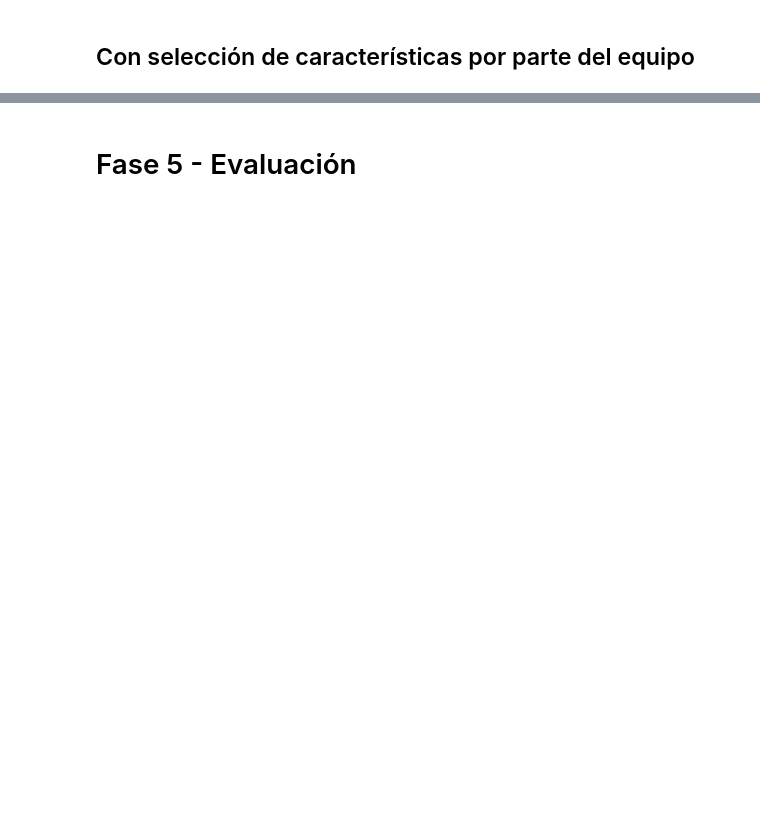
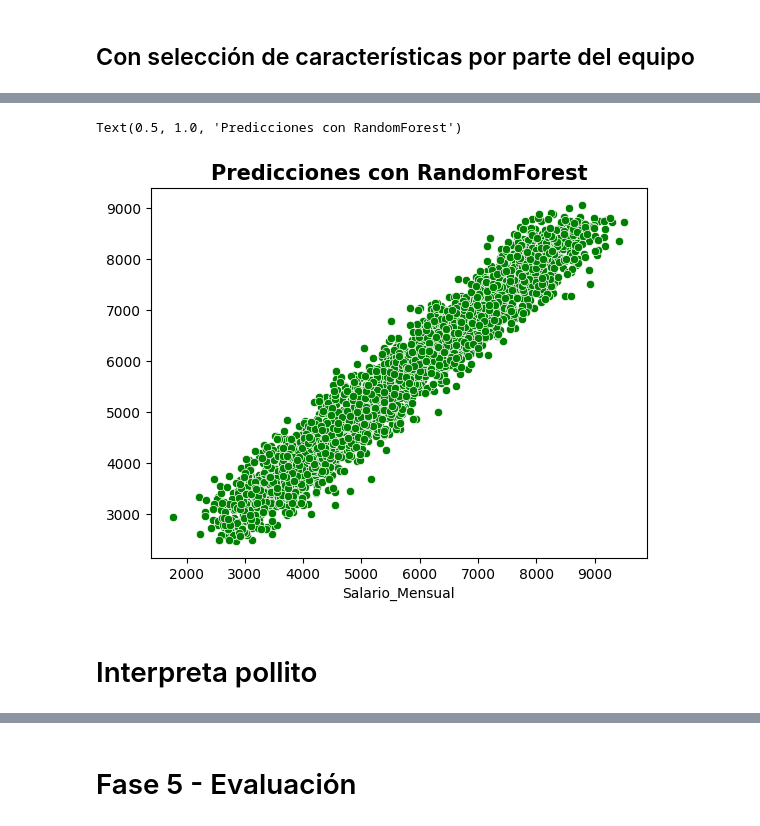
Before and after one commit to kotonitro/Inteligencia_Artificial_UBB, a Jupyter notebook: Certamen_2/620454_Base_E2_Regresion.ipynb, the cells around one changed output, grey strips where cells are left out. Cells and saved outputs as stored; diff of their text form; code cells hidden in the pictures; blank space fills up the shorter version.

```diff
--- a/Certamen_2/620454_Base_E2_Regresion.ipynb
+++ b/Certamen_2/620454_Base_E2_Regresion.ipynb
@@ -516,0 +696,10 @@ history
+# %%
+#Realiza predicción
+Ymod_pred_rf = model_rfmod.predict(Xmod_test)
+sb.scatterplot(x=Ymod_test , y=Ymod_pred_rf, color="green")
+plt.title("Predicciones con RandomForest", fontsize=15, fontweight="bold")
+# %% [output]
+Text(0.5, 1.0, 'Predicciones con RandomForest')
+[figure, added]
+# %% [markdown]
+# Interpreta pollito
```
Also changed, not shown: parts of 62 cells of this notebook.
